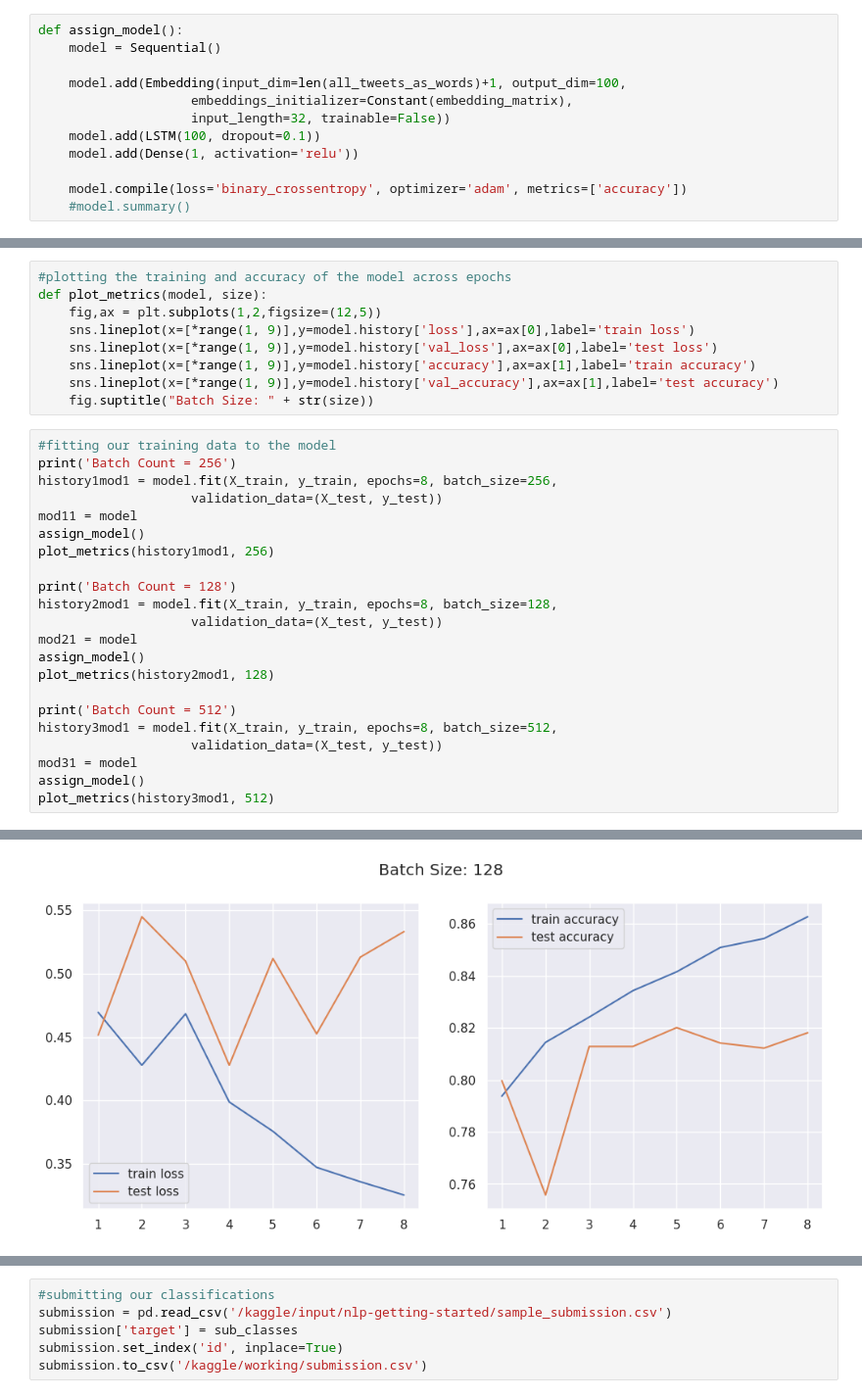
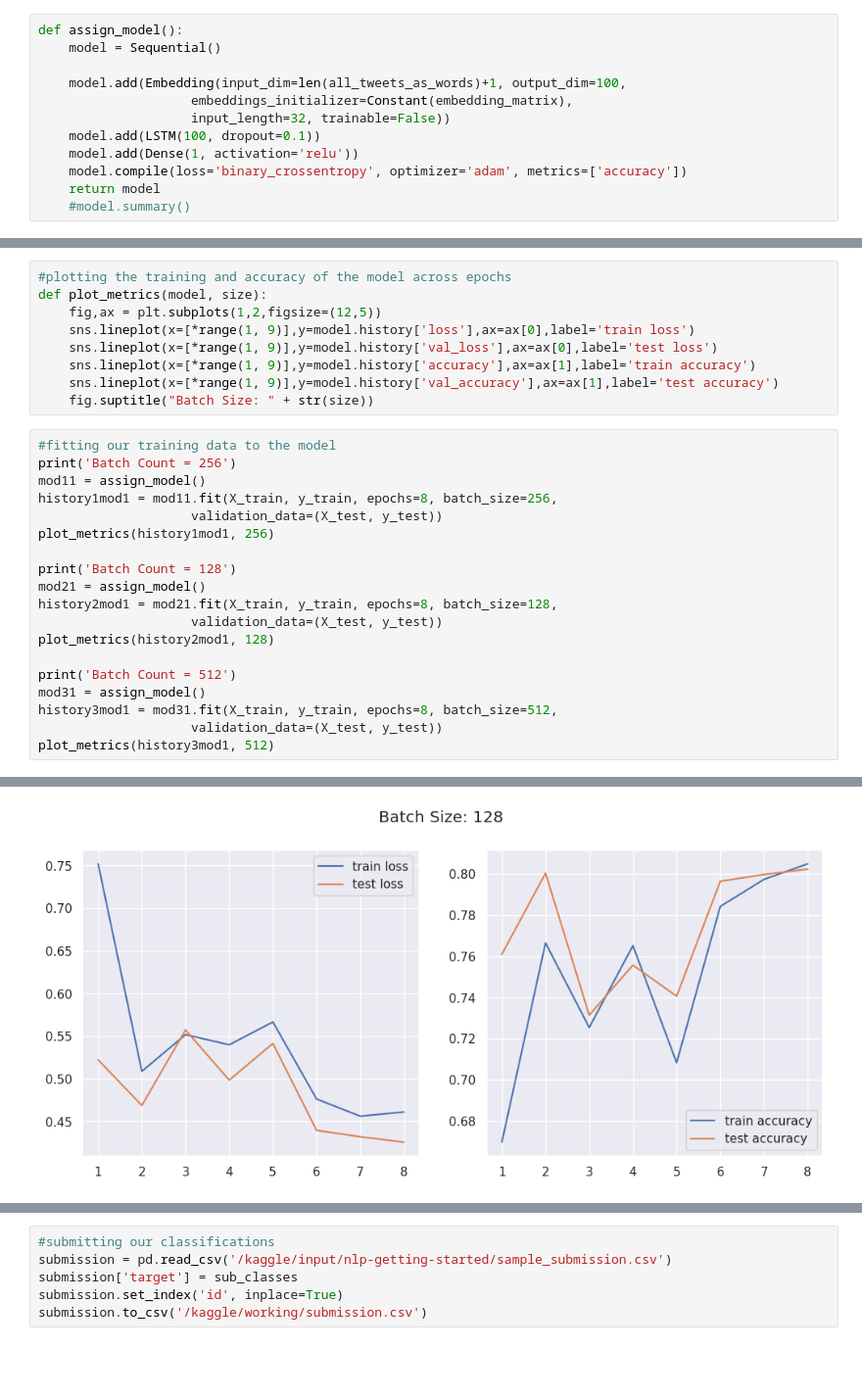
Before and after one commit to jmtesar/DisasterTweets, a Jupyter notebook: nlp-disaster-tweets-with-deep-learning.ipynb, the cells around one changed output, grey strips where cells are left out. Shown at 98% size. Drawn from its saved outputs; the diff is of its cells as text; blank space fills up the shorter version.

```diff
--- a/nlp-disaster-tweets-with-deep-learning.ipynb
+++ b/nlp-disaster-tweets-with-deep-learning.ipynb
@@ -350,8 +350,8 @@ def assign_model():
                     input_length=32, trainable=False))
     model.add(LSTM(100, dropout=0.1))
     model.add(Dense(1, activation='relu'))
-
     model.compile(loss='binary_crossentropy', optimizer='adam', metrics=['accuracy'])
+    return model
     #model.summary()
 # %%
 def assign_model2():
@@ -378,24 +379,21 @@ def plot_metrics(model, size):
 # %%
 #fitting our training data to the model
 print('Batch Count = 256')
-history1mod1 = model.fit(X_train, y_train, epochs=8, batch_size=256,
+mod11 = assign_model()
+history1mod1 = mod11.fit(X_train, y_train, epochs=8, batch_size=256,
                     validation_data=(X_test, y_test))
-mod11 = model
-assign_model()
 plot_metrics(history1mod1, 256)
 
 print('Batch Count = 128')
-history2mod1 = model.fit(X_train, y_train, epochs=8, batch_size=128,
+mod21 = assign_model()
+history2mod1 = mod21.fit(X_train, y_train, epochs=8, batch_size=128,
                     validation_data=(X_test, y_test))
-mod21 = model
-assign_model()
 plot_metrics(history2mod1, 128)
 
 print('Batch Count = 512')
-history3mod1 = model.fit(X_train, y_train, epochs=8, batch_size=512,
+mod31 = assign_model()
+history3mod1 = mod31.fit(X_train, y_train, epochs=8, batch_size=512,
                     validation_data=(X_test, y_test))
-mod31 = model
-assign_model()
 plot_metrics(history3mod1, 512)
 # %% [output]
 Batch Count = 256
@@ -419 +417 @@ _________________________________________________________________
-[figure, old version]
+[figure, new version]
```
Also changed, not shown: parts of 10 cells of this notebook.
